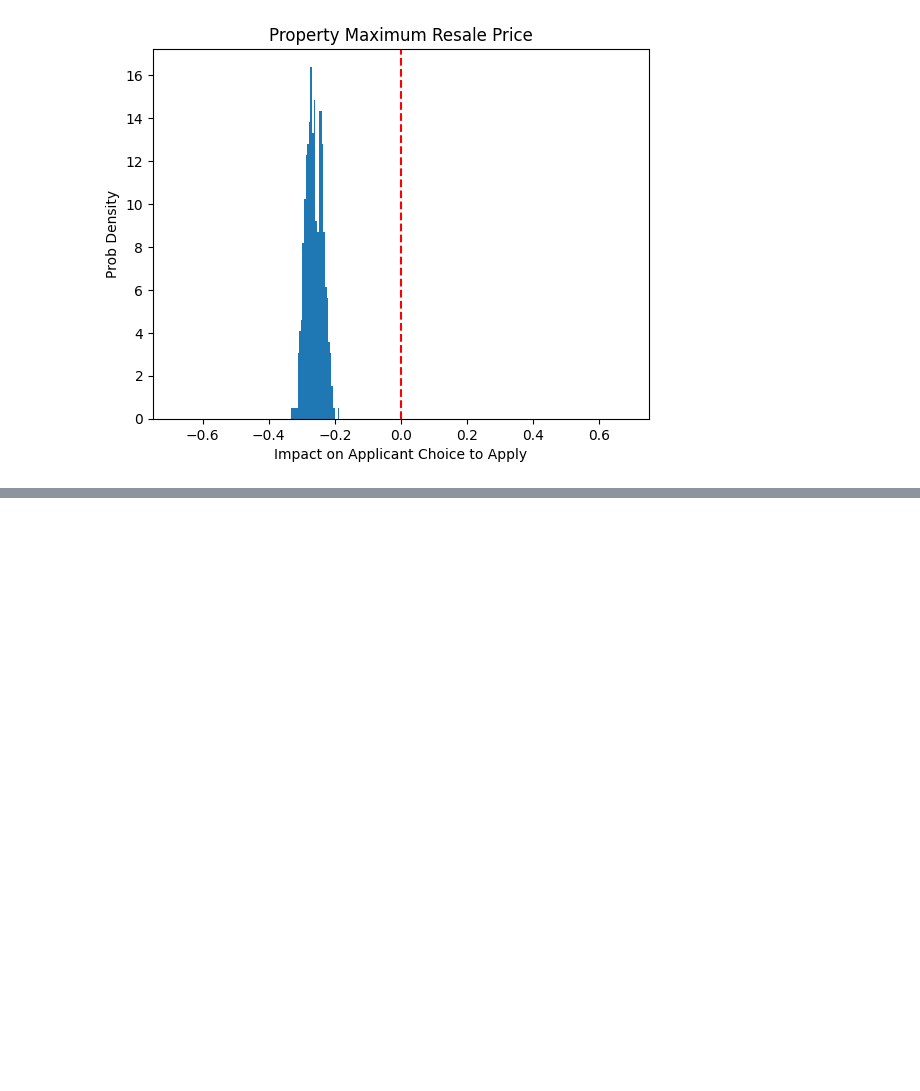
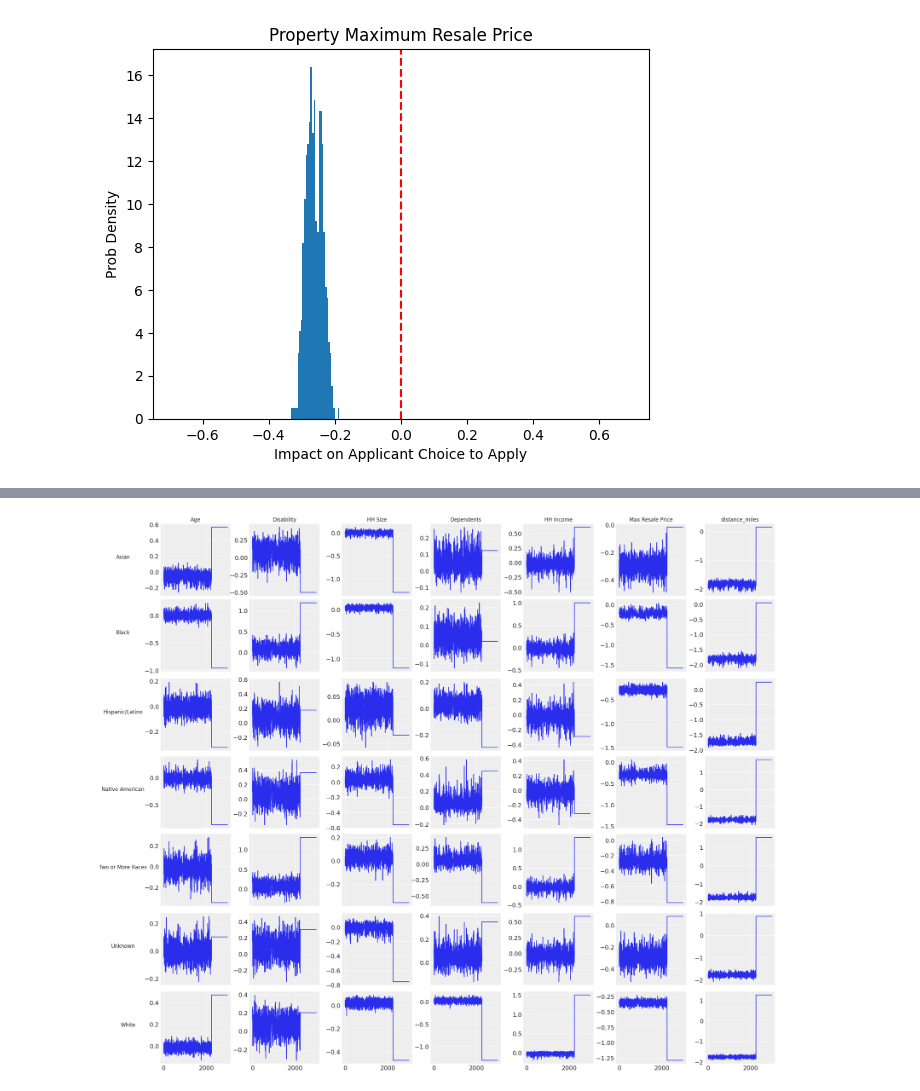
Before and after one commit to BU-Spark/pitne-affordable-housing-efficacy, a Jupyter notebook: fa25-team-b/eda/Bayesian_Model.ipynb, the cells around one changed output, grey strips where cells are left out. Saved outputs shown, nothing was run; the diff lists cells and outputs as text; code cells hidden in the pictures; blank space fills up the shorter version.

Commit message:
Update to Bayesian Model
Edited model 2.
Inspected mixing via trace plots. Analyzed posterior of regression coefficients.

```diff
--- a/fa25-team-b/eda/Bayesian_Model.ipynb
+++ b/fa25-team-b/eda/Bayesian_Model.ipynb
@@ -155,7 +282,7 @@ $$ p_{ij} = \frac{1}{1+\text{exp}(-\eta_{ij})} $$
 
 $$ Y_{ij} \sim \text{Bernoulli}(p_{ij}) $$
 # %%
-X_FE = choice_dt[['Age', 'Disability', 'Race', 'HH Size', 'Dependents', 'HH Income', 'Property Maximum Resale Price']]
+X_FE = choice_dt[['Age', 'Disability', 'Race', 'HH Size', 'Dependents', 'HH Income', 'Property Maximum Resale Price', 'distance_miles']]
 X_int = choice_dt['HH Income'] * choice_dt['Property Maximum Resale Price']
 y_applied = choice_dt["applied"]
 
@@ -170,7 +297,7 @@ app_idx = choice_dt['ID Number']
 X_FE_arr = X_FE.values
 
 # scale numeric columns
-X_FE_arr[:,[0,3,4,5]]  = (X_FE_arr[:,[0,3,4,5]]  - X_FE_arr[:,[0,3,4,5]].mean(0))  / X_FE_arr[:,[0,3,4,5]].std(0)
+X_FE_arr[:,[0,3,4,5,6]]  = (X_FE_arr[:,[0,3,4,5,6]]  - X_FE_arr[:,[0,3,4,5,6]].mean(0))  / X_FE_arr[:,[0,3,4,5,6]].std(0)
 X_int_arr = (X_int.values - X_int.values.mean(0)) / X_int.values.std(0)
 X_int_arr = X_int_arr.reshape((-1,1))
 y_arr = y_applied.values
@@ -319,7 +446,7 @@ $$ p_{ij} = \frac{1}{1+\text{exp}(-\eta_{ij})} $$
 
 $$ Y_{ij} \sim \text{Bernoulli}(p_{ij}) $$
 # %%
-X_FE = choice_dt[['Age', 'Disability', 'HH Size', 'Dependents', 'HH Income', 'Property Maximum Resale Price']]
+X_FE = choice_dt[['Age', 'Disability', 'HH Size', 'Dependents', 'HH Income', 'Property Maximum Resale Price', 'distance_miles']]
 y_applied = choice_dt["applied"]
 
 # Defining sizes
@@ -334,7 +461,7 @@ app_idx = choice_dt['ID Number']
 X_FE_arr = X_FE.values
 
 # scale numeric columns
-X_FE_arr[:,[0,3,4,5]]  = (X_FE_arr[:,[0,3,4,5]]  - X_FE_arr[:,[0,3,4,5]].mean(0))  / X_FE_arr[:,[0,3,4,5]].std(0)
+X_FE_arr[:,[0,3,4,5,6]]  = (X_FE_arr[:,[0,3,4,5,6]]  - X_FE_arr[:,[0,3,4,5,6]].mean(0))  / X_FE_arr[:,[0,3,4,5,6]].std(0)
 y_arr = y_applied.values
 
 
@@ -358,7 +485,7 @@ with pm.Model() as model:
     gamma_for_obs = pm.Normal("gamma", mu=mu_app, sigma=sigma_app)
 
     # Utility calculations
-    #gamma_for_obs = gamma_i[app_idx]
+    #gamma_for_obs = gamma_i[app_idx_data]
 
     race_betas = beta_fe[race_idx_data]
     fixed_effects_term = pm.math.sum(race_betas * X_data, axis=1)
@@ -369,8 +496,8 @@ with pm.Model() as model:
     p = pm.math.sigmoid(eta)
     p_var = pm.Deterministic("p", p)
 
-    Y = pm.Bernoulli("Y", p=p, observed=y_arr)
+    Y = pm.Bernoulli("Y", p=p, observed=y_data)
 
-    idata = pm.sample(draws=1000, tune=1000, chains=4, target_accept=0.9, random_seed=42)
+    idata = pm.sample(draws=750, tune=1000, chains=4, target_accept=0.9, random_seed=42)
 # %% [output]
 Initializing NUTS using jitter+adapt_diag...
@@ -386,3 +512,35 @@ The rhat statistic is larger than 1.01 for some parameters. This indicates probl
 The effective sample size per chain is smaller than 100 for some parameters.  A higher number is needed for reliable rhat and ess computation. See https://arxiv.org/abs/1903.08008 for details
 # %%
 beta_posterior = idata.posterior["beta_fe"].stack(sample=("chain", "draw")).values
+# %%
+# Check trace plots for beta
+
+races = ['Asian', 'Black', 'Hispanic/Latino', 'Native American',
+         'Two or More Races', 'Unknown', 'White']
+
+features = ['Age', 'Disability', 'HH Size', 'Dependents',
+            'HH Income', 'Max Resale Price', 'distance_miles']
+
+fig, axs = plt.subplots(
+    nrows=len(races), ncols=len(features),
+    figsize=(22, 18),
+    sharex=True, sharey=False
+)
+
+plt.subplots_adjust(hspace=0.6, wspace=0.4)
+
+for r in range(len(races)):
+    for c in range(len(features)):
+        vals = beta_posterior[r, c, :]
+
+        axs[r, c].plot(vals)
+
+# row/col labels
+for r, race in enumerate(races):
+    axs[r, 0].set_ylabel(race, fontsize=12, rotation=0, labelpad=50)
+for c, feat in enumerate(features):
+    axs[0, c].set_title(feat, fontsize=12)
+
+plt.show()
+# %% [output]
+[figure, added]
```
Also changed, not shown: parts of 12 cells of this notebook.
